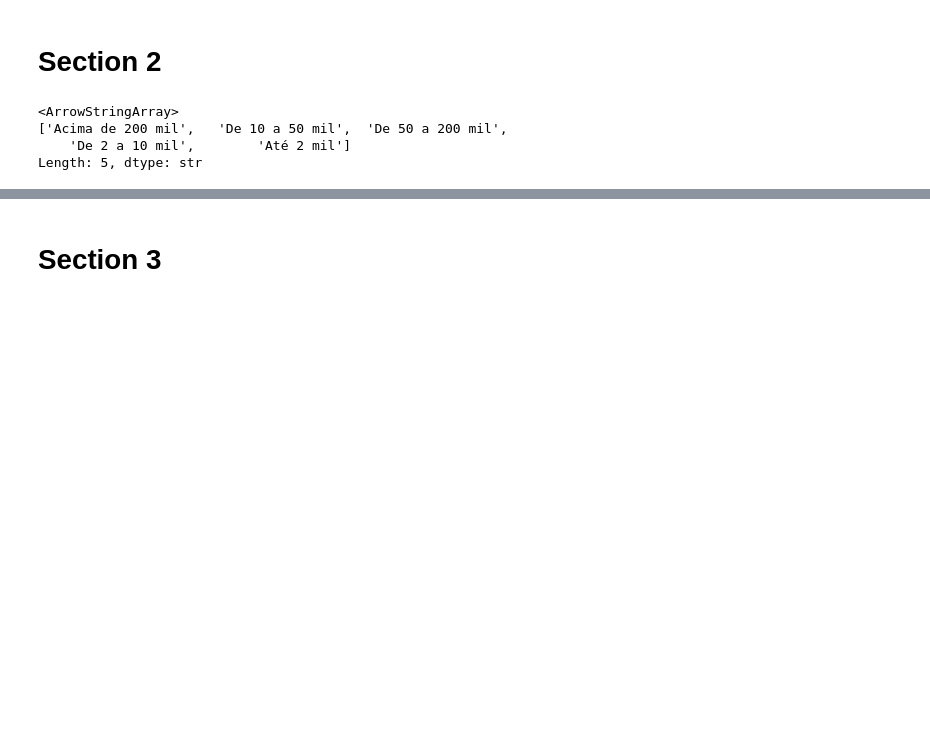
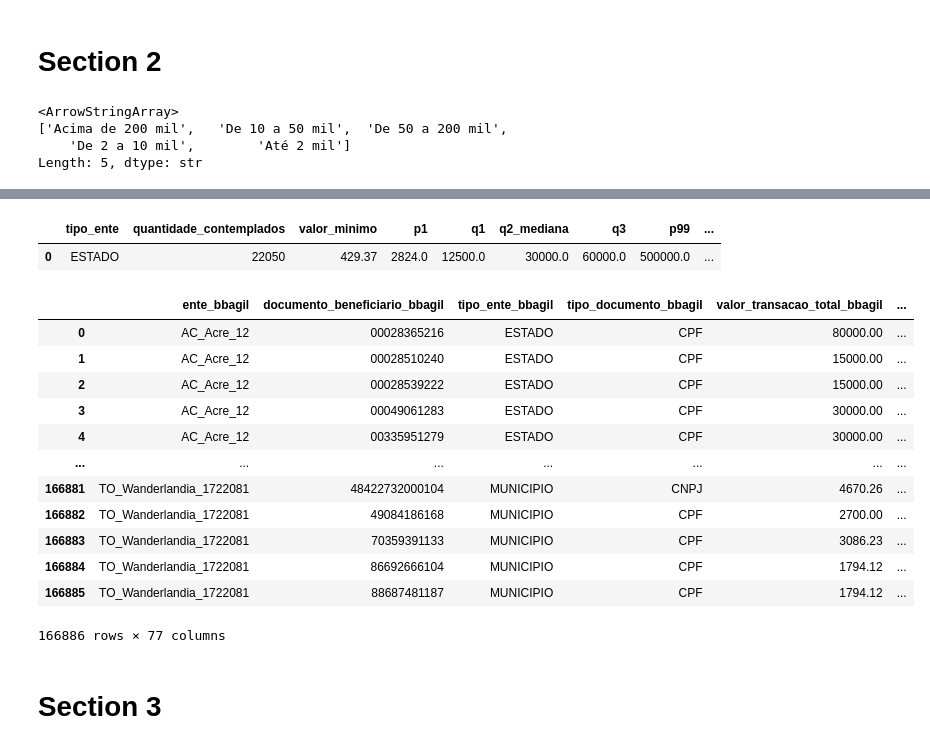
Before and after one commit to SGE-Subsecretaria-de-Gestao-Estrategica/pnab-data-vis, a Jupyter notebook: src/notebooks/gabriel_create_csv.ipynb, the cells around one changed output, grey strips where cells are left out. Drawn from its saved outputs; the diff is of its cells as text; code cells hidden in the pictures; blank space fills up the shorter version.

```diff
--- a/src/notebooks/gabriel_create_csv.ipynb
+++ b/src/notebooks/gabriel_create_csv.ipynb
@@ -222,3 +244,5 @@ df_faixa_valor = territorial.aggregate_faixa_valor_ju_by(df_cubo=df_cubo_x)
 # %%
 df_faixa_valor = territorial.aggregate_faixa_valor_ju_by(df_cubo=df_cubo_x, by_filter='ESTADO')
 df_faixa_valor.to_csv(settings.DATA_PATH_SECTION2 / 'values_range_by_state_v2.csv')
+# %%
+df_aux = pd.read_parquet(settings.DATA_PATH / 'input_data'/ 'non-public' / 'df_aux_cubo.parquet')
@@ -224,0 +254,50 @@ df_faixa_valor.to_csv(settings.DATA_PATH_SECTION2 / 'values_range_by_state_v2.cs
+# %%
+import pandas as pd
+
+# Filtra apenas ESTADO
+df_estado = df_aux[df_aux["tipo_ente_bbagil"] == "ESTADO"].copy()
+
+# Garante que a coluna de valor está numérica
+df_estado["valor_transacao_total_bbagil"] = pd.to_numeric(
+    df_estado["valor_transacao_total_bbagil"],
+    errors="coerce"
+)
+
+# Remove valores nulos
+serie_valor = df_estado["valor_transacao_total_bbagil"].dropna()
+
+# Tabela geral de percentis e quartis
+df_percentis_estado = pd.DataFrame({
+    "tipo_ente": ["ESTADO"],
+    "quantidade_contemplados": [serie_valor.count()],
+    "valor_minimo": [serie_valor.min()],
+    "p1": [serie_valor.quantile(0.01)],
+    "q1": [serie_valor.quantile(0.25)],
+    "q2_mediana": [serie_valor.quantile(0.50)],
+    "q3": [serie_valor.quantile(0.75)],
+    "p99": [serie_valor.quantile(0.99)],
+    "valor_maximo": [serie_valor.max()],
+    "media": [serie_valor.mean()],
+    "desvio_padrao": [serie_valor.std()]
+})
+
+df_percentis_estado
+# %% [output]
+|  | tipo_ente | quantidade_contemplados | valor_minimo | p1 | q1 | q2_mediana | q3 | p99 | ... |
+| 0 | ESTADO | 22050 | 429.37 | 2824.0 | 12500.0 | 30000.0 | 60000.0 | 500000.0 | ... |
+# %%
+    df_aux
+# %% [output]
+|  | ente_bbagil | documento_beneficiario_bbagil | tipo_ente_bbagil | tipo_documento_bbagil | valor_transacao_total_bbagil | ... |
+| 0 | AC_Acre_12 | 00028365216 | ESTADO | CPF | 80000.00 | ... |
+| 1 | AC_Acre_12 | 00028510240 | ESTADO | CPF | 15000.00 | ... |
+| 2 | AC_Acre_12 | 00028539222 | ESTADO | CPF | 15000.00 | ... |
+| 3 | AC_Acre_12 | 00049061283 | ESTADO | CPF | 30000.00 | ... |
+| 4 | AC_Acre_12 | 00335951279 | ESTADO | CPF | 30000.00 | ... |
+| ... | ... | ... | ... | ... | ... | ... |
+| 166881 | TO_Wanderlandia_1722081 | 48422732000104 | MUNICIPIO | CNPJ | 4670.26 | ... |
+| 166882 | TO_Wanderlandia_1722081 | 49084186168 | MUNICIPIO | CPF | 2700.00 | ... |
+| 166883 | TO_Wanderlandia_1722081 | 70359391133 | MUNICIPIO | CPF | 3086.23 | ... |
+| 166884 | TO_Wanderlandia_1722081 | 86692666104 | MUNICIPIO | CPF | 1794.12 | ... |
+| 166885 | TO_Wanderlandia_1722081 | 88687481187 | MUNICIPIO | CPF | 1794.12 | ... |
+166886 rows × 77 columns
```
Also changed, not shown: parts of 11 cells of this notebook, 6 other files.
